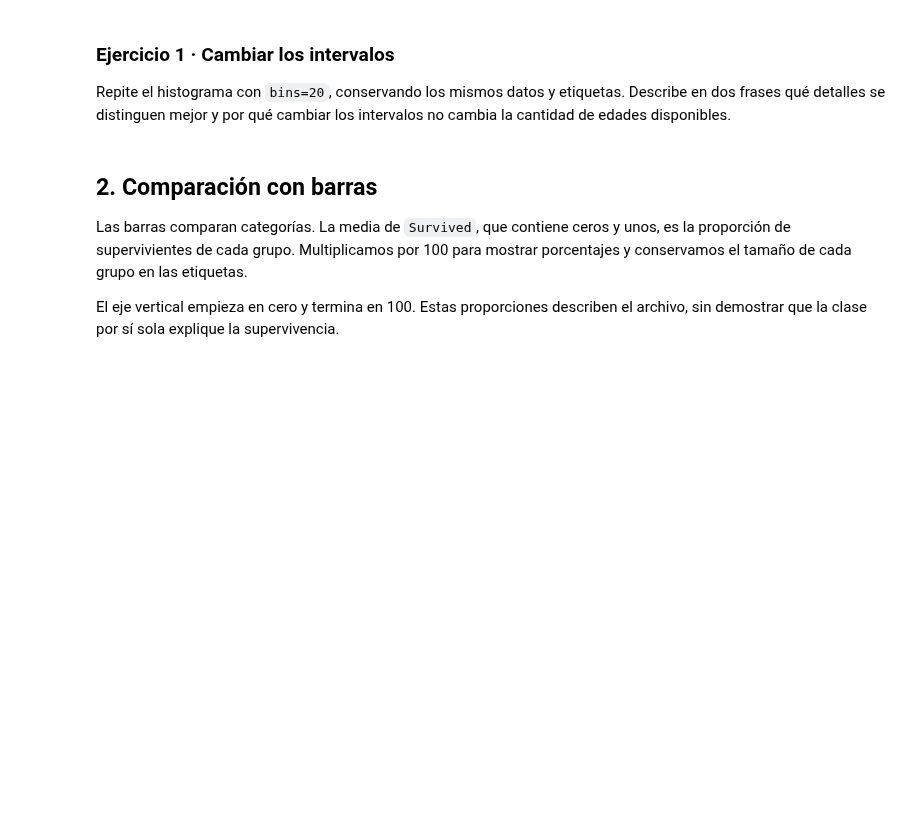
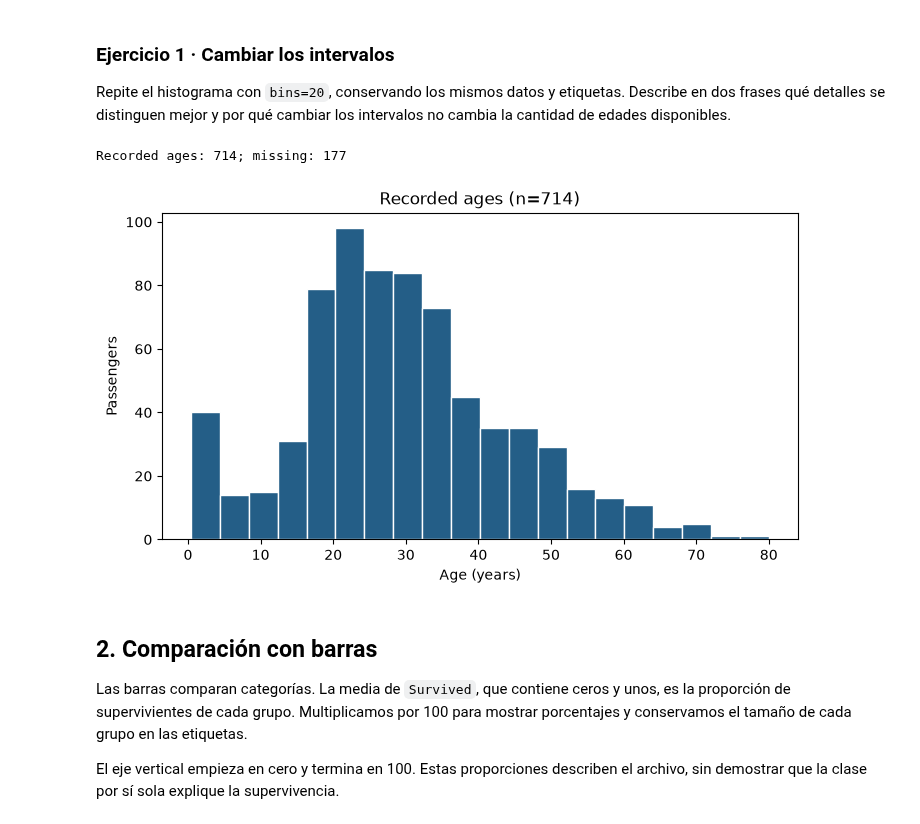
Before and after one commit to ChristianDzul/Maestria-IA---FMAT, a Jupyter notebook: Programación para IA/actividaes/Unidad_2/sesion-04-visualizacion/u2_n5_visualizacion.ipynb, the cells around one changed output. Saved outputs shown, nothing was run; the diff lists cells and outputs as text; code cells hidden in the pictures; blank space fills up the shorter version.

```diff
--- a/Programación para IA/actividaes/Unidad_2/sesion-04-visualizacion/u2_n5_visualizacion.ipynb
+++ b/Programación para IA/actividaes/Unidad_2/sesion-04-visualizacion/u2_n5_visualizacion.ipynb
@@ -48,7 +94,35 @@ plt.show()
 
 Repite el histograma con `bins=20`, conservando los mismos datos y etiquetas. Describe en dos frases qué detalles se distinguen mejor y por qué cambiar los intervalos no cambia la cantidad de edades disponibles.
 # %%
+#Ejercicio 1: Visualización de datos
 # Write your histogram here.
+
+ages = passengers["Age"].dropna()
+print(f"Recorded ages: {len(ages)}; missing: {passengers['Age'].isna().sum()}")
+fig, ax = plt.subplots(figsize=(7, 4), layout="constrained")
+ax.hist(ages, bins=20, color="#245E87", edgecolor="white")
+ax.set_title(f"Recorded ages (n={len(ages)})")
+ax.set_xlabel("Age (years)")
+ax.set_ylabel("Passengers")
+plt.show()
+
+#Explicacion:
+
+'''
+Los detalles que mejoran la visualización del histograma son:
+1. **Número de bins**: Se ha aumentado el número de bins de 10 a 20, lo que permite una representación más detallada de la distribución de edades.
+2. **Color y borde**: Se ha mantenido un color consistente (#245E87) y se ha añadido un borde blanco a cada barra, lo que mejora la claridad visual y hace que las barras sean más distinguibles.
+3. **Etiquetas y título**: Se han añadido etiquetas claras para los ejes y un título descriptivo que incluye el número de registros, lo que proporciona contexto adicional al lector sobre la cantidad de datos representados en el histograma.
+4. **Espaciado y diseño**: Se ha utilizado un diseño con espacio adecuado entre los elementos, lo que mejora la legibilidad y la estética general del gráfico.
+
+Ademas, cambiar los intervalos de los bins permite observar mejor la distribución de edades, especialmente si hay concentraciones en ciertos rangos de edad.
+Esto puede ayudar a identificar patrones o tendencias en los datos que podrían no ser evidentes con un número menor de bins. Y no cambia la cantidad de
+edades disponibles, solo la forma en que se agrupan para la visualización.
+
+'''
+# %% [output]
+Recorded ages: 714; missing: 177
+[figure, added]
 # %% [markdown]
 ## 2. Comparación con barras
 
```
Also changed, not shown: parts of 10 cells of this notebook, 54 other files.
